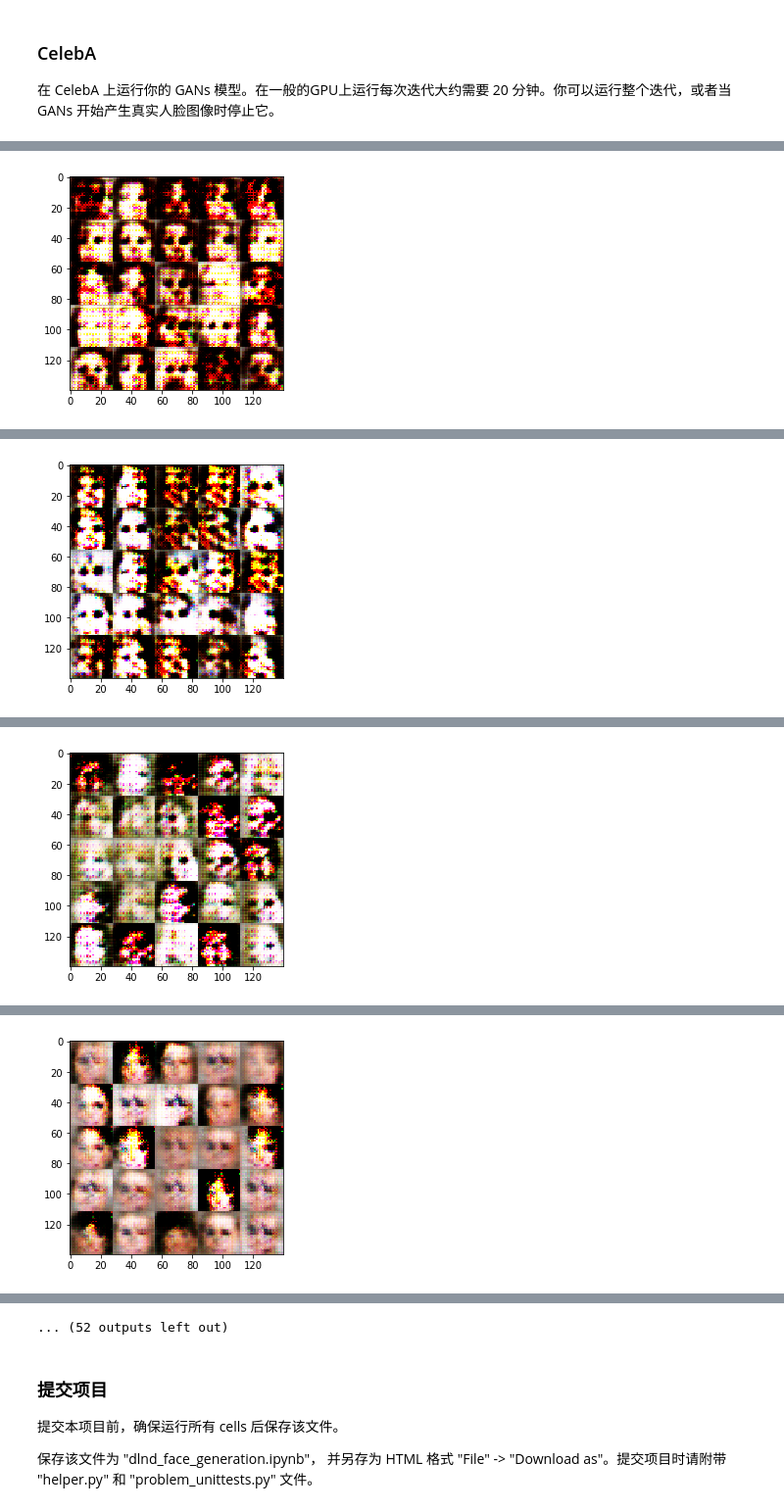
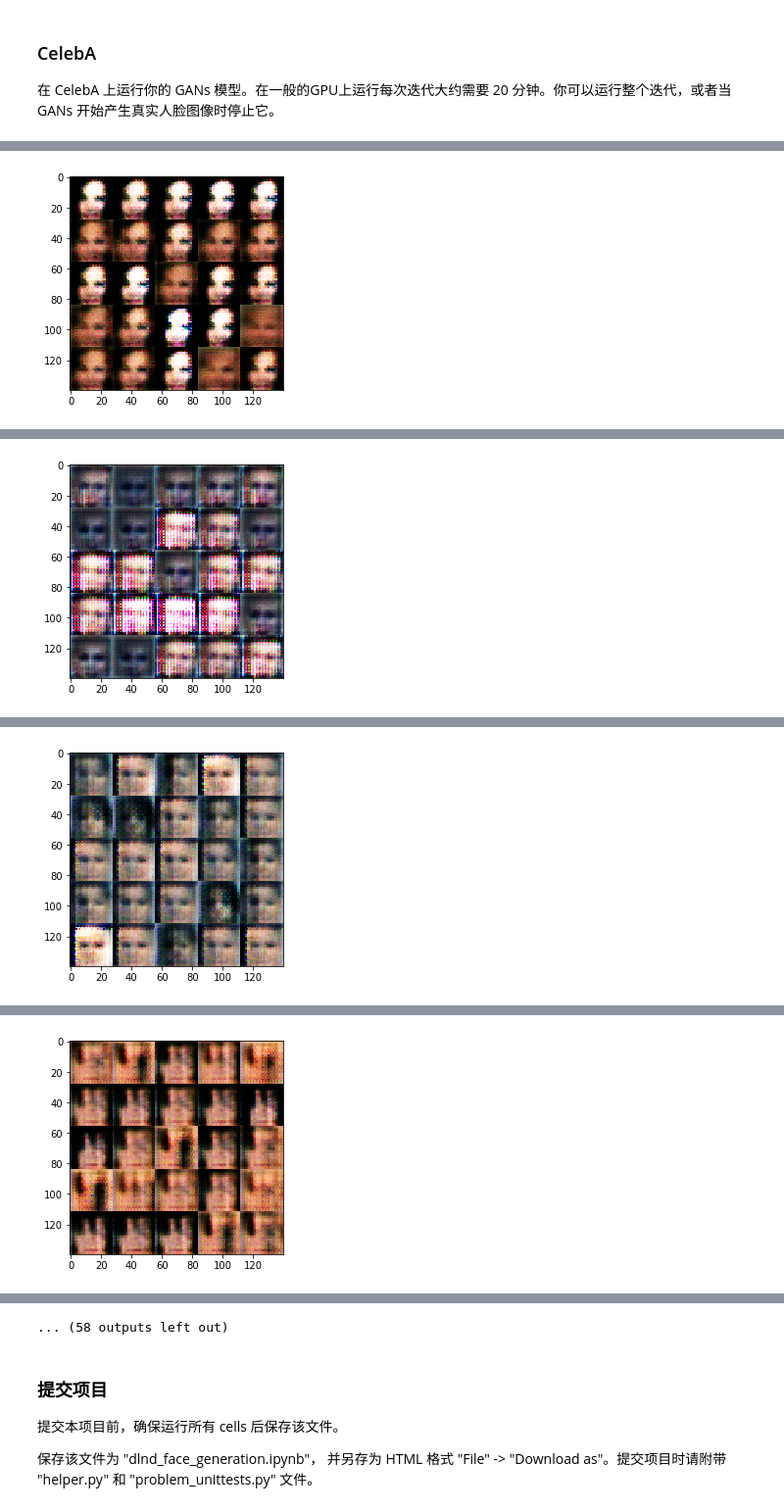
Before and after one commit to zizhazhu/face-generation, a Jupyter notebook: dlnd_face_generation.ipynb, the cells around one changed output, grey strips where cells are left out. Shown at 98% size. Saved outputs shown, nothing was run; the diff lists cells and outputs as text; code cells hidden in the pictures.

```diff
--- a/dlnd_face_generation.ipynb
+++ b/dlnd_face_generation.ipynb
@@ -145,22 +153,26 @@ def discriminator(images, reuse=False):
     """
     with tf.variable_scope('discriminator', reuse=reuse):
         alpha = 0.2
+        keep_prob = 0.8
         # Input layer is 28 * 28 * 3
-        layer1 = tf.layers.conv2d(images, 64, 5, strides=2, padding='same')
+        layer1 = tf.layers.conv2d(images, 64, 5, strides=2, padding='same', kernel_initializer=tf.contrib.layers.xavier_initializer())
         relu1 = tf.maximum(alpha * layer1, layer1)
+        drop1 = tf.nn.dropout(relu1, keep_prob=keep_prob)
         # 14 * 14 * 64
 
-        layer2 = tf.layers.conv2d(layer1, 128, 5, strides=2, padding='same')
+        layer2 = tf.layers.conv2d(drop1, 128, 5, strides=2, padding='same', kernel_initializer=tf.contrib.layers.xavier_initializer())
         bn2 = tf.layers.batch_normalization(layer2, training=True)
         relu2 = tf.maximum(alpha * bn2, bn2)
+        drop2 = tf.nn.dropout(relu2, keep_prob=keep_prob)
         # 7 * 7 * 128
 
-        layer3 = tf.layers.conv2d(layer2, 256, 5, strides=2, padding='same')
+        layer3 = tf.layers.conv2d(drop2, 256, 5, strides=2, padding='same', kernel_initializer=tf.contrib.layers.xavier_initializer())
         bn3 = tf.layers.batch_normalization(layer3, training=True)
         relu3 = tf.maximum(alpha * bn3, bn3)
+        drop3 = tf.nn.dropout(relu3, keep_prob=keep_prob)
         # 4 * 4 * 256
 
-        flat = tf.reshape(relu3, (-1, 4 * 4 * 256))
+        flat = tf.reshape(drop3, (-1, 4 * 4 * 256))
         logits = tf.layers.dense(flat, 1)
         out = tf.sigmoid(logits)
 
@@ -207,7 +219,12 @@ def generator(z, out_channel_dim, is_train=True):
         relu3 = tf.maximum(alpha * bn3, bn3)
         # 14 * 14 * 128
 
-        logits = tf.layers.conv2d_transpose(relu3, out_channel_dim, 5, strides=2, padding='same')
+        layer4 = tf.layers.conv2d_transpose(relu3, 64, 5, strides=2, padding='same')
+        bn4 = tf.layers.batch_normalization(layer4, training=is_train)
+        relu4 = tf.maximum(alpha * bn4, bn4)
+        # 28 * 28 * 64
+
+        logits = tf.layers.conv2d_transpose(relu4, out_channel_dim, 5, strides=1, padding='same')
         # 28 * 28 * out_channel_dim
 
         out = tf.tanh(logits)
@@ -463,9 +480,9 @@ Epoch 1/2... Discriminator Loss: 1.0632... Generator Loss: 1.8323...
 ### CelebA
 在 CelebA 上运行你的 GANs 模型。在一般的GPU上运行每次迭代大约需要 20 分钟。你可以运行整个迭代，或者当 GANs 开始产生真实人脸图像时停止它。
 # %%
-batch_size = 64
+batch_size = 32
 z_dim = 100
-learning_rate = 0.002
+learning_rate = 0.0005
 beta1 = 0.5
 
 
@@ -503 +520 @@ Epoch 1/1... Discriminator Loss: 1.3010... Generator Loss: 0.8776...
-[figure, old version]
+[figure, new version]
@@ -514 +531 @@ Epoch 1/1... Discriminator Loss: 0.7720... Generator Loss: 1.7935...
-[figure, old version]
+[figure, new version]
@@ -525 +542 @@ Epoch 1/1... Discriminator Loss: 0.8986... Generator Loss: 1.1329...
-[figure, old version]
+[figure, new version]
@@ -536 +553 @@ Epoch 1/1... Discriminator Loss: 1.0108... Generator Loss: 0.9102...
-[figure, old version]
+[figure, new version]
@@ -548,4 +565,4 @@ Epoch 1/1... Discriminator Loss: 0.9883... Generator Loss: 1.1686...
-... (52 outputs left out)
+... (58 outputs left out)
 # %% [markdown]
 ### 提交项目
 提交本项目前，确保运行所有 cells 后保存该文件。
```
Also changed, not shown: parts of 7 cells of this notebook.
